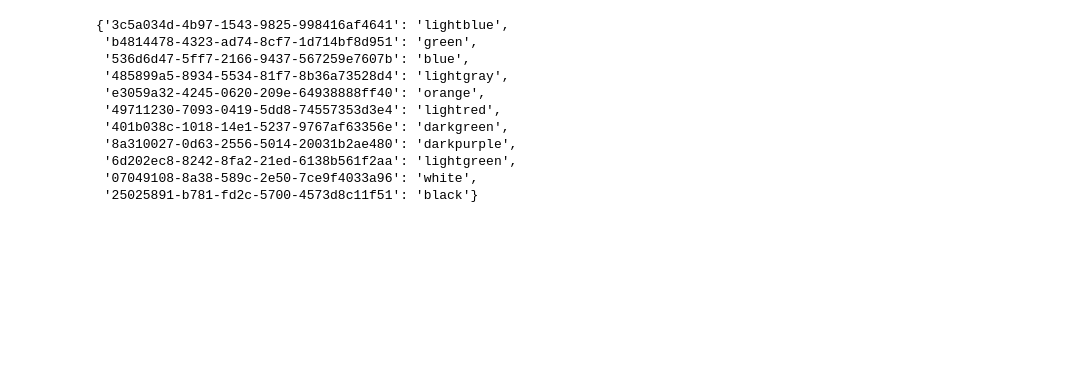
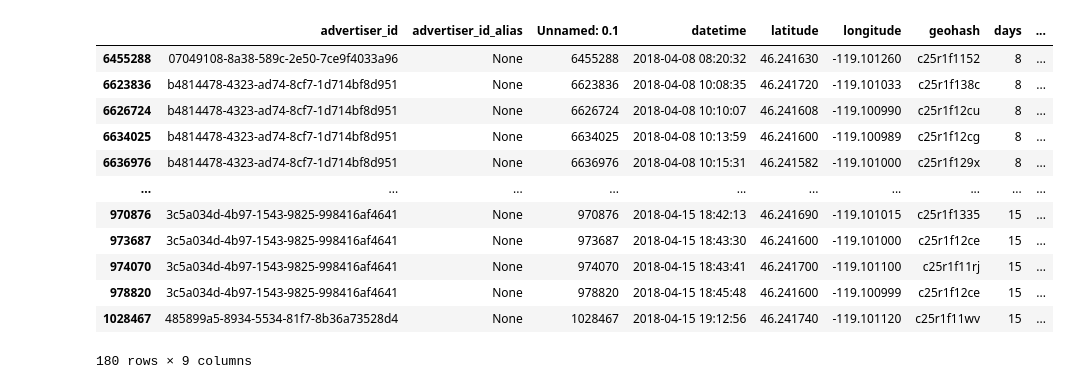
Before and after one commit to atrayn1/AGILE-Share-AY25, a Jupyter notebook: find_adids.ipynb, the cells around one changed output. Saved outputs shown, nothing was run; the diff lists cells and outputs as text; code cells hidden in the pictures; blank space fills up the shorter version.

```diff
--- a/find_adids.ipynb
+++ b/find_adids.ipynb
@@ -135,5 +135,7 @@ for id in ql_unique:
     color = random.choice(available_colors)
     color_vals.append(color)
     available_colors.remove(color)
+
 color_palette = dict(zip(ql_unique, color_vals))
-ql_df['colors'] = ql_df['advertiser_id'].map(color)
+ql_df['color'] = ql_df['advertiser_id'].map(color_palette)
+data_map(data=ql_df)
@@ -140,15 +144,16 @@ ql_df['colors'] = ql_df['advertiser_id'].map(color)
-# %%
-
-color_palette
-# %% [output]
-{'3c5a034d-4b97-1543-9825-998416af4641': 'lightblue',
- 'b4814478-4323-ad74-8cf7-1d714bf8d951': 'green',
- '536d6d47-5ff7-2166-9437-567259e7607b': 'blue',
- '485899a5-8934-5534-81f7-8b36a73528d4': 'lightgray',
- 'e3059a32-4245-0620-209e-64938888ff40': 'orange',
- '49711230-7093-0419-5dd8-74557353d3e4': 'lightred',
- '401b038c-1018-14e1-5237-9767af63356e': 'darkgreen',
- '8a310027-0d63-2556-5014-20031b2ae480': 'darkpurple',
- '6d202ec8-8242-8fa2-21ed-6138b561f2aa': 'lightgreen',
- '07049108-8a38-589c-2e50-7ce9f4033a96': 'white',
- '25025891-b781-fd2c-5700-4573d8c11f51': 'black'}
+# %%
+ql_df.sort_values(by='datetime')
+# %% [output]
+|  | advertiser_id | advertiser_id_alias | Unnamed: 0.1 | datetime | latitude | longitude | geohash | days | ... |
+| 6455288 | 07049108-8a38-589c-2e50-7ce9f4033a96 | None | 6455288 | 2018-04-08 08:20:32 | 46.241630 | -119.101260 | c25r1f1152 | 8 | ... |
+| 6623836 | b4814478-4323-ad74-8cf7-1d714bf8d951 | None | 6623836 | 2018-04-08 10:08:35 | 46.241720 | -119.101033 | c25r1f138c | 8 | ... |
+| 6626724 | b4814478-4323-ad74-8cf7-1d714bf8d951 | None | 6626724 | 2018-04-08 10:10:07 | 46.241608 | -119.100990 | c25r1f12cu | 8 | ... |
+| 6634025 | b4814478-4323-ad74-8cf7-1d714bf8d951 | None | 6634025 | 2018-04-08 10:13:59 | 46.241600 | -119.100989 | c25r1f12cg | 8 | ... |
+| 6636976 | b4814478-4323-ad74-8cf7-1d714bf8d951 | None | 6636976 | 2018-04-08 10:15:31 | 46.241582 | -119.101000 | c25r1f129x | 8 | ... |
+| ... | ... | ... | ... | ... | ... | ... | ... | ... | ... |
+| 970876 | 3c5a034d-4b97-1543-9825-998416af4641 | None | 970876 | 2018-04-15 18:42:13 | 46.241690 | -119.101015 | c25r1f1335 | 15 | ... |
+| 973687 | 3c5a034d-4b97-1543-9825-998416af4641 | None | 973687 | 2018-04-15 18:43:30 | 46.241600 | -119.101000 | c25r1f12ce | 15 | ... |
+| 974070 | 3c5a034d-4b97-1543-9825-998416af4641 | None | 974070 | 2018-04-15 18:43:41 | 46.241700 | -119.101100 | c25r1f11rj | 15 | ... |
+| 978820 | 3c5a034d-4b97-1543-9825-998416af4641 | None | 978820 | 2018-04-15 18:45:48 | 46.241600 | -119.100999 | c25r1f12ce | 15 | ... |
+| 1028467 | 485899a5-8934-5534-81f7-8b36a73528d4 | None | 1028467 | 2018-04-15 19:12:56 | 46.241740 | -119.101120 | c25r1f11wv | 15 | ... |
+180 rows × 9 columns
```
Also changed, not shown: parts of 1 cell of this notebook.
